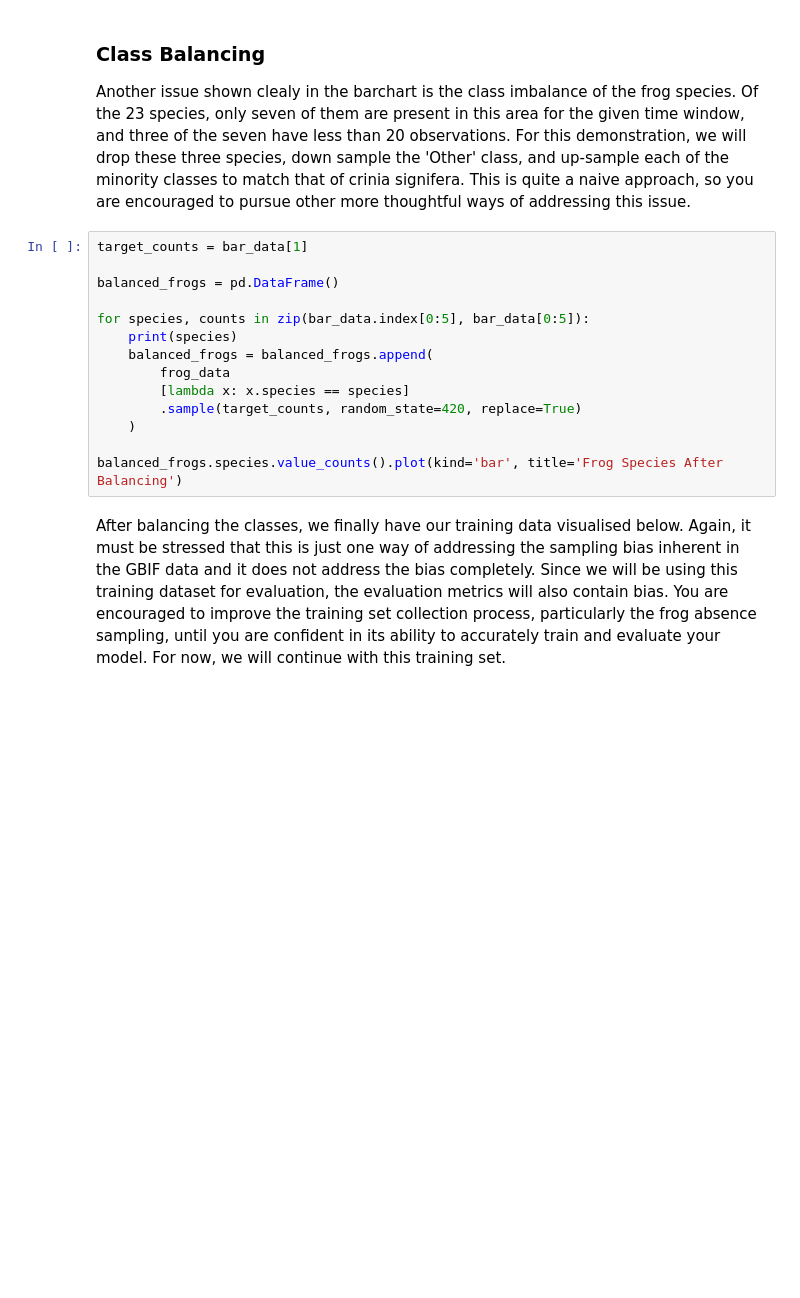
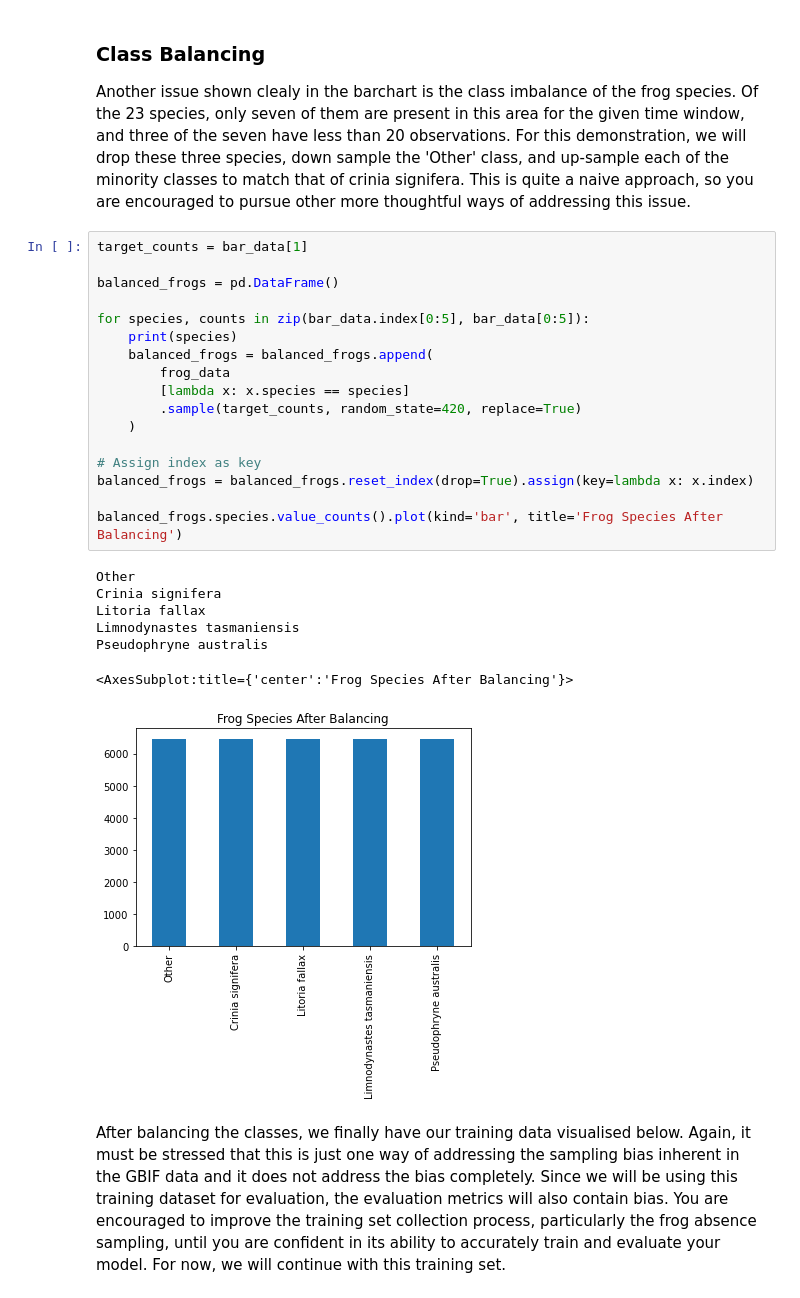
Before and after one commit to EY-Data-Science-Program/2022-Better-Working-World-Data-Challenge, a Jupyter notebook: Model_Level_3.ipynb, the cells around one changed output. Saved outputs shown, nothing was run; the diff lists cells and outputs as text; blank space fills up the shorter version.

```diff
--- a/Model_Level_3.ipynb
+++ b/Model_Level_3.ipynb
@@ -195,17 +236,28 @@ Another issue shown clealy in the barchart is the class imbalance of the frog sp
 # %%
 target_counts = bar_data[1]
 
 balanced_frogs = pd.DataFrame()
 
 for species, counts in zip(bar_data.index[0:5], bar_data[0:5]):
     print(species)
     balanced_frogs = balanced_frogs.append(
         frog_data
         [lambda x: x.species == species]
         .sample(target_counts, random_state=420, replace=True)
     )
 
+# Assign index as key
+balanced_frogs = balanced_frogs.reset_index(drop=True).assign(key=lambda x: x.index)
+
 balanced_frogs.species.value_counts().plot(kind='bar', title='Frog Species After Balancing')
+# %% [output]
+Other
+Crinia signifera
+Litoria fallax
+Limnodynastes tasmaniensis
+Pseudophryne australis
+<AxesSubplot:title={'center':'Frog Species After Balancing'}>
+[figure, added]
 # %% [markdown]
 After balancing the classes, we finally have our training data visualised below. Again, it must be stressed that this is just one way of addressing the sampling bias inherent in the GBIF data and it does not address the bias completely. Since we will be using this training dataset for evaluation, the evaluation metrics will also contain bias. You are encouraged to improve the training set collection process, particularly the frog absence sampling, until you are confident in its ability to accurately train and evaluate your model. For now, we will continue with this training set.
 # %%
```
Also changed, not shown: parts of 23 cells of this notebook.
